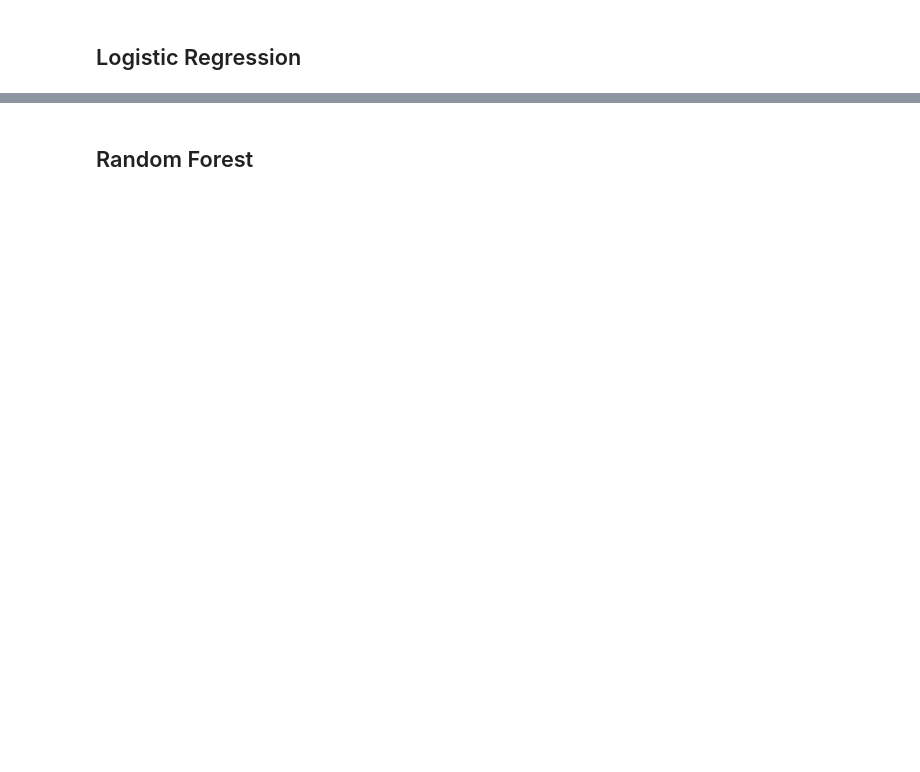
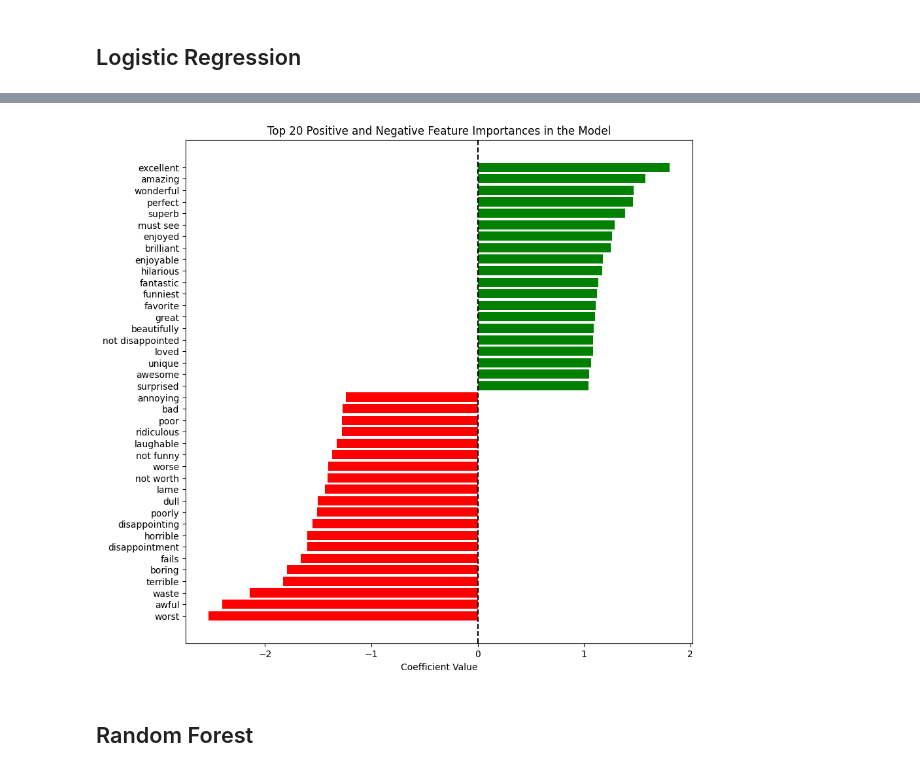
Before and after one commit to jannaiklaas/data-science-task, a Jupyter notebook: notebooks/Iklaas_J_Final_Project_DS23.ipynb, the cells around one changed output, grey strips where cells are left out. Saved outputs shown, nothing was run; the diff lists cells and outputs as text; code cells hidden in the pictures; blank space fills up the shorter version.

```diff
--- a/notebooks/Iklaas_J_Final_Project_DS23.ipynb
+++ b/notebooks/Iklaas_J_Final_Project_DS23.ipynb
@@ -614,3 +612,8 @@ Test Precision: 0.8828, Test Recall: 0.9039
+# %%
+logreg_model = LogisticRegression(random_state=42, C=100, max_iter=5000, solver='saga').fit(X_train_lemma_ngrams, y_train_lemma_ngrams)
+plot_feature_importances(logreg_model, vectorizer_lemma_ngrams, top_n=20)
+# %% [output]
+[figure, added]
 # %% [markdown]
 ## Random Forest
 # %%
```
Also changed, not shown: parts of 38 cells of this notebook, 1 other file.
